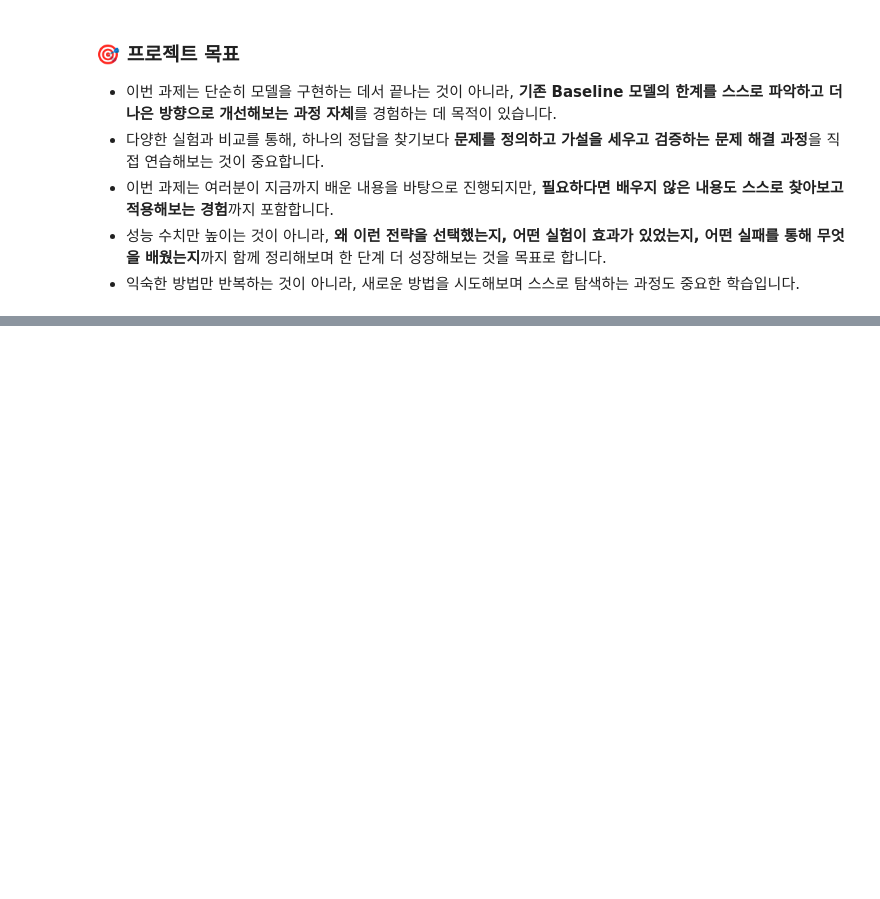
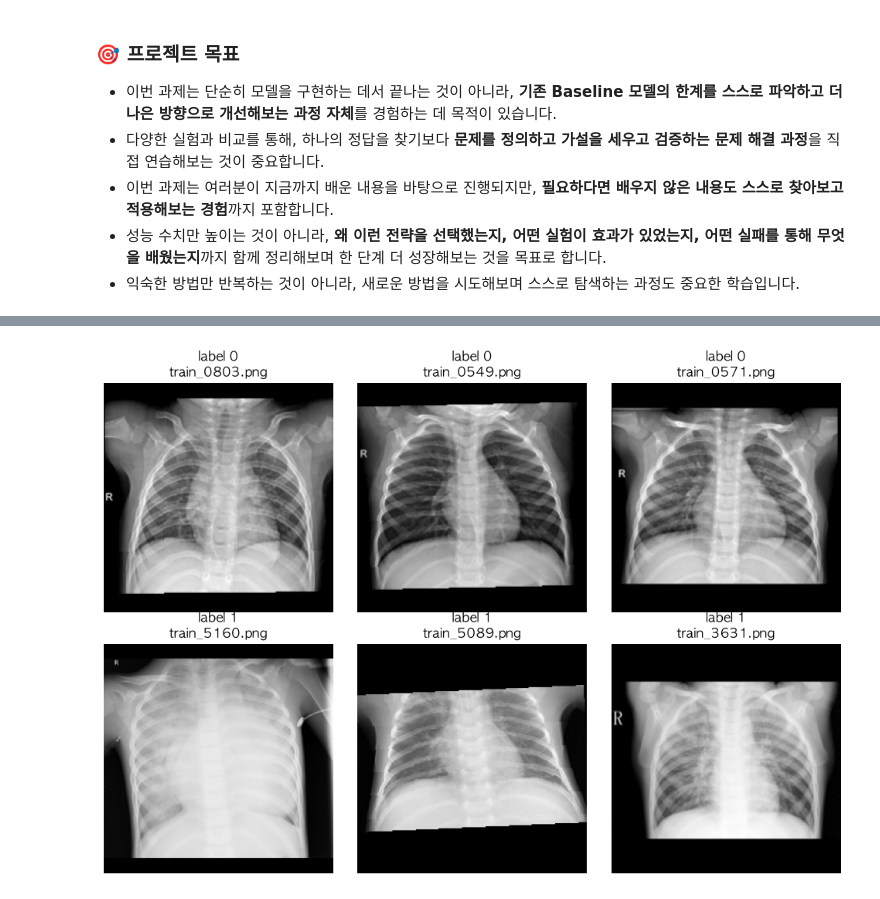
Before and after one commit to having-all/deep_learning_journey, a Jupyter notebook: pneumonia.ipynb, the cells around one changed output, grey strips where cells are left out. Saved outputs shown, nothing was run; the diff lists cells and outputs as text; code cells hidden in the pictures; blank space fills up the shorter version.

```diff
--- a/pneumonia.ipynb
+++ b/pneumonia.ipynb
@@ -407,0 +45,19 @@ print("예측 분포:\n", submission["label"].value_counts())
+# %%
+# 라이브러리 호출
+
+import os, pandas as pd
+from PIL import Image
+
+import torch
+import torch.nn as nn
+import torch.optim as optim
+from torch.utils.data import Dataset, DataLoader
+from torchvision import transforms
+
+# 성능 시각화
+from sklearn import metrics
+import numpy as np
+import matplotlib.pyplot as plt
+
+plt.rcParams['font.family'] = 'AppleGothic'     # Mac 한글 폰트
+plt.rcParams['axes.unicode_minus'] = False
@@ -407,0 +67,62 @@ print("예측 분포:\n", submission["label"].value_counts())
+# %%
+# 데이터 확인
+
+# 1) train CSV 확인
+df = pd.read_csv(os.path.join(BASE_DIR, "train.csv"))
+print("데이터 크기:", df.shape)
+print(df.head())
+print("결측치:\n", df.isnull().sum())
+print("중복 파일명:", df["file_name"].duplicated().sum())
+print("라벨 분포:\n", df["label"].value_counts())
+print("라벨 비율:\n", df["label"].value_counts(normalize=True).round(2))
+
+# CSV와 이미지 폴더 일치 확인
+train_files = [f for f in os.listdir(os.path.join(BASE_DIR, "train")) if f.endswith(".png")]
+print("이미지 파일 수:", len(train_files))
+print("CSV-폴더 불일치 파일 수:", len(set(df["file_name"]) ^ set(train_files)))
+
+# 2) train 이미지 확인
+df["image_path"] = [os.path.join(BASE_DIR, "train", f) for f in df["file_name"]]
+
+# 샘플 1장: 숫자 배열로 확인
+sample = np.array(Image.open(df["image_path"][0]))
+print("배열 형태:", sample.shape, "/ 자료형:", sample.dtype,
+      "/ 픽셀값 범위:", sample.min(), "~", sample.max())
+
+# 전체 이미지: 크기와 색 형식
+train_info = []
+for path in df["image_path"]:
+    with Image.open(path) as im:
+        train_info.append((im.size, im.mode))
+print("(크기, 색 형식)별 개수:\n", pd.Series(train_info).value_counts())
+
+# 라벨별 샘플 이미지 비교 (윗줄: 정상 0, 아랫줄: 폐렴 1)
+fig, axes = plt.subplots(2, 3, figsize=(10, 7))
+for row, label in enumerate([0, 1]):
+    paths = df[df["label"] == label]["image_path"].sample(3, random_state=42)
+    for col, path in enumerate(paths):
+        axes[row, col].imshow(Image.open(path), cmap="gray")
+        axes[row, col].set_title(f"label {label}\n{os.path.basename(path)}")
+        axes[row, col].axis("off")
+plt.tight_layout()
+plt.show()
+
+# 3) test 데이터 확인
+test_df   = pd.read_csv(os.path.join(BASE_DIR, "test.csv"))
+submit_df = pd.read_csv(os.path.join(BASE_DIR, "sample_submission.csv"))
+print("test.csv:", test_df.shape, list(test_df.columns))
+print("sample_submission.csv:", submit_df.shape, list(submit_df.columns))
+
+test_files = [f for f in os.listdir(os.path.join(BASE_DIR, "test")) if f.endswith(".png")]
+print("test 이미지 수:", len(test_files))
+print("CSV-폴더 불일치 파일 수:", len(set(test_df["file_name"]) ^ set(test_files)))
+
+# test 이미지 크기, 색 형식 (train과 같은지)
+test_info = []
+for f in test_df["file_name"]:
+    with Image.open(os.path.join(BASE_DIR, "test", f)) as im:
+        test_info.append((im.size, im.mode))
+test_info = pd.Series(test_info)
+print("서로 다른 (크기, 색 형식) 종류 수:", test_info.nunique())
+print(test_info.value_counts().head())
+# %% [output]
@@ -407,0 +146 @@ print("예측 분포:\n", submission["label"].value_counts())
+[figure, added]
```
Also changed, not shown: parts of 65 cells of this notebook, 3 other files.
